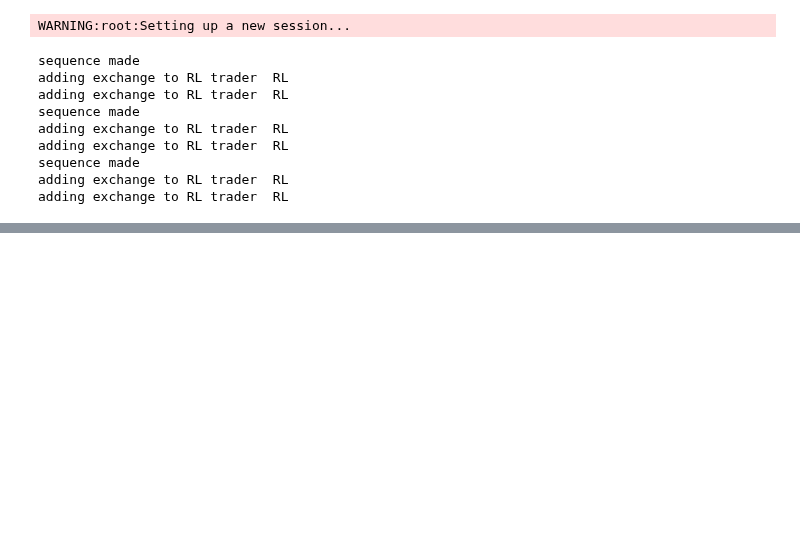
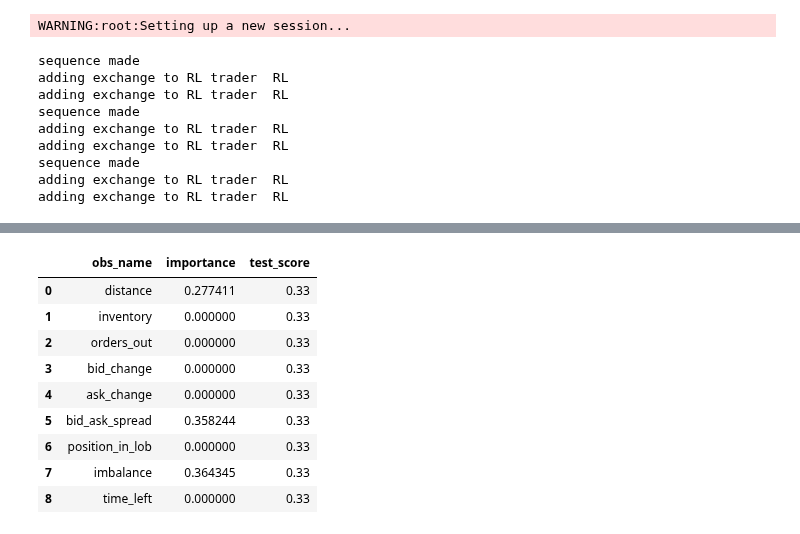
Before and after one commit to yetiminer/BUCLSE, a Jupyter notebook: Final Experiments/Experiment4.ipynb, the cells around one changed output, grey strips where cells are left out. Drawn from its saved outputs; the diff is of its cells as text; code cells hidden in the pictures; blank space fills up the shorter version.

```diff
--- a/Final Experiments/Experiment4.ipynb
+++ b/Final Experiments/Experiment4.ipynb
@@ -209,0 +196,2 @@ state counter length: 1163, state_action counter length: 1231, total experiences
+# %%
+clf,train_score,test_score,importances=experiment.fit_tree(memory,os.path.join('Results',experiment.name),experiment)
@@ -209,0 +200,15 @@ state counter length: 1163, state_action counter length: 1231, total experiences
+# %%
+importances['test_score']=test_score
+importances['train_score']=train_score
+importances
+# %% [output]
+|  | obs_name | importance | test_score |
+| 0 | distance | 0.277411 | 0.33 |
+| 1 | inventory | 0.000000 | 0.33 |
+| 2 | orders_out | 0.000000 | 0.33 |
+| 3 | bid_change | 0.000000 | 0.33 |
+| 4 | ask_change | 0.000000 | 0.33 |
+| 5 | bid_ask_spread | 0.358244 | 0.33 |
+| 6 | position_in_lob | 0.000000 | 0.33 |
+| 7 | imbalance | 0.364345 | 0.33 |
+| 8 | time_left | 0.000000 | 0.33 |
```
Also changed, not shown: parts of 8 cells of this notebook, 4 other files.
